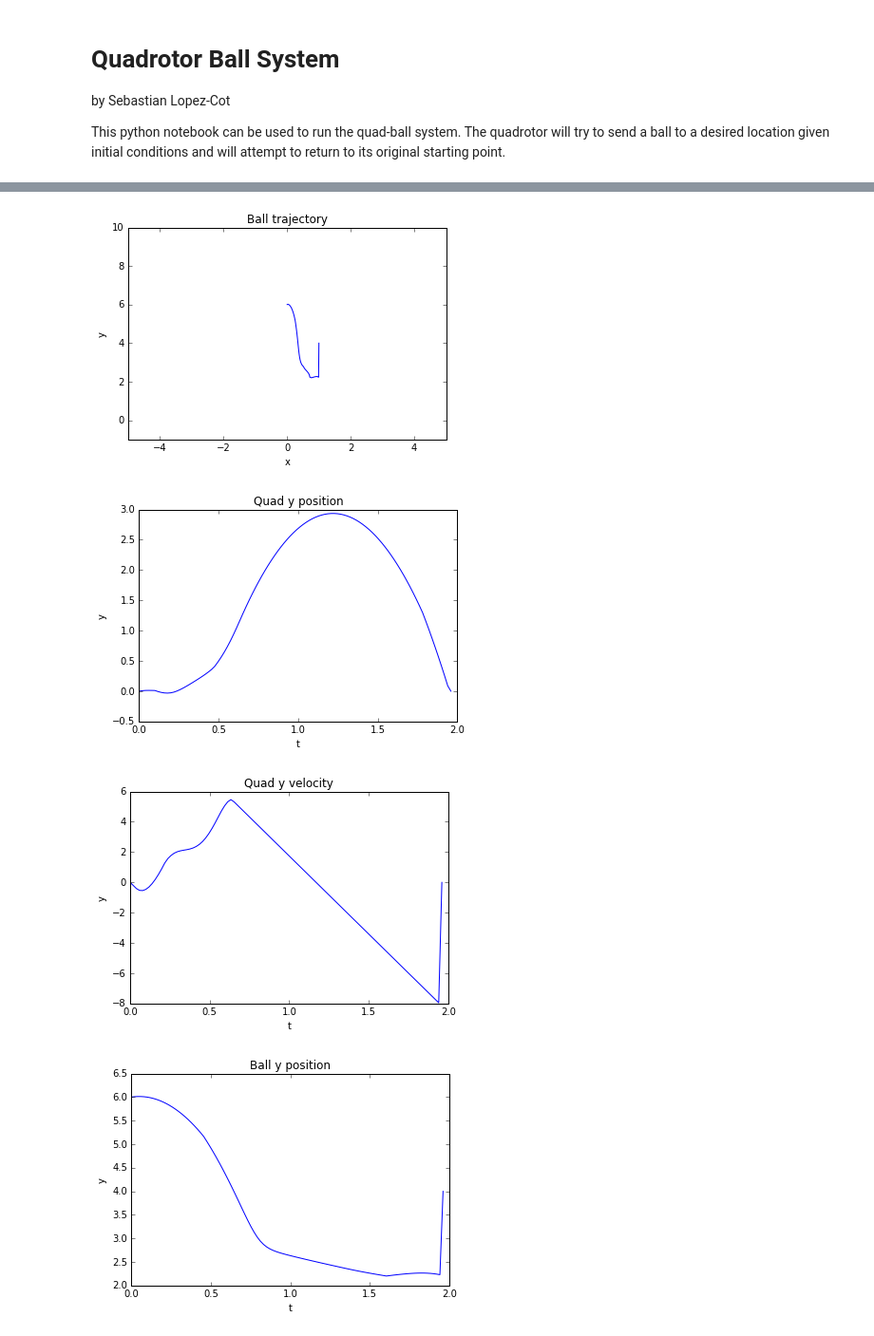
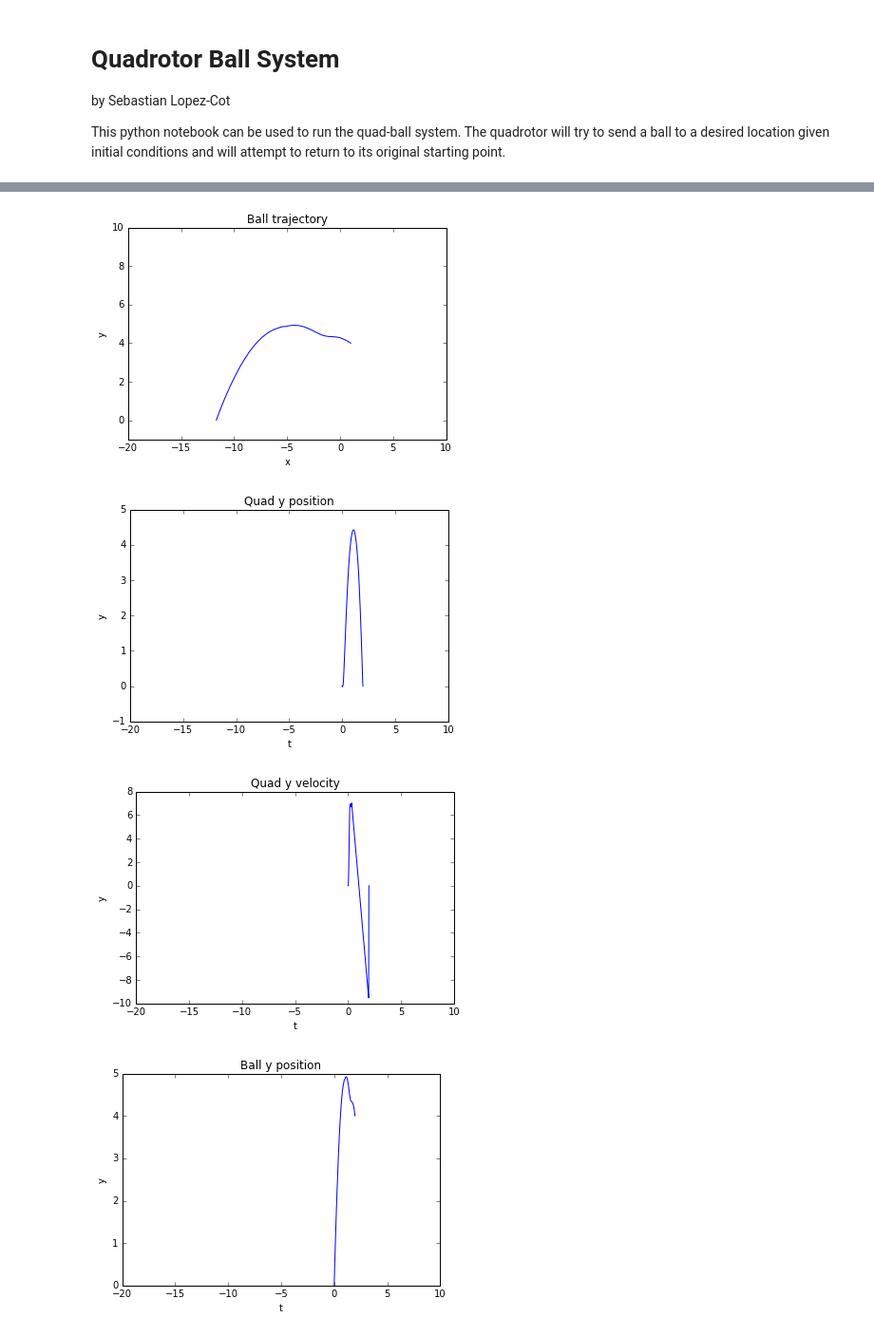
Before and after one commit to sebLopezCot/Quadrotor-Juggling, a Jupyter notebook: quad_ball.ipynb, the cells around one changed output, grey strips where cells are left out. Shown at 95% size. Drawn from its saved outputs; the diff is of its cells as text; code cells hidden in the pictures.

Commit message:
Able to make a solution solve in a case

```diff
--- a/quad_ball.ipynb
+++ b/quad_ball.ipynb
@@ -19,8 +19,7 @@ from pydrake.symbolic import (sin,cos,tanh)
 from quad_ball_system import (BallQuadSystem, SystemVisualizer)
 
 # Define the min and max time for the problem
-min_time = 1.0
-max_time = 3.0
+time_used = 2.0
 
 # Quad initial conditions
 initial_quad_state = np.zeros(6)
@@ -45,17 +44,17 @@ print "Should end at: ", final_quad_state[0:2]
 vlaunch = 11.5
 theta = 60.0 * np.pi / 180.0
 
+initial_ball_state = np.zeros(4)
+initial_ball_state[0] = -2.0*(vlaunch)**2 * np.sin(theta) * np.cos(theta) / 9.81
+initial_ball_state[1] = 0.0
+initial_ball_state[2] = vlaunch * np.cos(theta)
+initial_ball_state[3] = vlaunch * np.sin(theta)
+
 #initial_ball_state = np.zeros(4)
-#initial_ball_state[0] = -2.0*(vlaunch)**2 * np.sin(theta) * np.cos(theta) / 9.81
-#initial_ball_state[1] = 0.0
-#initial_ball_state[2] = vlaunch * np.cos(theta)
-#initial_ball_state[3] = vlaunch * np.sin(theta)
-
-initial_ball_state = np.zeros(4)
-initial_ball_state[0] = 0.0
-initial_ball_state[1] = 6.0
-initial_ball_state[2] = 0.0
-initial_ball_state[3] = 0.0
+#initial_ball_state[0] = 0.0
+#initial_ball_state[1] = 6.0
+#initial_ball_state[2] = 0.0
+#initial_ball_state[3] = 0.0
 
 # Ball final state conditions
 final_ball_state = np.copy(initial_ball_state)
@@ -69,7 +68,7 @@ beta = 1.0
 
 # Run the solver
 bqs = BallQuadSystem(quad_mass, g, beta)
-quad_traj, ball_traj, input_traj, time_array = bqs.solve(initial_quad_state, final_quad_state, initial_ball_state, final_ball_state, min_time, max_time)
+quad_traj, ball_traj, input_traj, time_array = bqs.solve(initial_quad_state, final_quad_state, initial_ball_state, final_ball_state, time_used)
 
 # Visualize the results
 plt.figure()
@@ -85,15 +84,16 @@ plt.figure()
 plt.title("Ball trajectory")
 plt.xlabel("x")
 plt.ylabel("y")
-plt.xlim(-5,5)
+plt.xlim(-20,10)
 plt.ylim(-1,10)
 plt.plot(ball_traj[:,0], ball_traj[:,1])
 plt.show()
 
-assert(time_array[0:100].shape == ball_traj[:,1].shape)
+#assert(time_array[0:100].shape == ball_traj[:,1].shape)
 
 plt.figure()
 plt.title("Quad y position")
+plt.xlim(-20,10)
 plt.xlabel("t")
 plt.ylabel("y")
 plt.plot(time_array[0:100], quad_traj[:,1])
@@ -101,6 +101,7 @@ plt.show()
 
 plt.figure()
 plt.title("Quad y velocity")
+plt.xlim(-20,10)
 plt.xlabel("t")
 plt.ylabel("y")
 plt.plot(time_array[0:100], quad_traj[:,4])
@@ -108,6 +109,7 @@ plt.show()
 
 plt.figure()
 plt.title("Ball y position")
+plt.xlim(-20,10)
 plt.xlabel("t")
 plt.ylabel("y")
 plt.plot(time_array[0:100], ball_traj[:,1])
@@ -115,11 +117,28 @@ plt.show()
 
 plt.figure()
 plt.title("Ball y velocity")
+plt.xlim(-20,10)
 plt.xlabel("t")
 plt.ylabel("y")
 plt.plot(time_array[0:100], ball_traj[:,3])
 plt.show()
 
+plt.figure()
+plt.title("Ball x position")
+plt.xlim(-20,10)
+plt.xlabel("t")
+plt.ylabel("x")
+plt.plot(time_array[0:100], ball_traj[:,0])
+plt.show()
+
+plt.figure()
+plt.title("Ball x velocity")
+plt.xlim(-20,10)
+plt.xlabel("t")
+plt.ylabel("x")
+plt.plot(time_array[0:100], ball_traj[:,2])
+plt.show()
+
 print input_traj
 # %% [output]
 Should end at:  [ 0.  0.]
@@ -129,4 +148,4 @@ Solve:  SolutionResult.kIterationLimit
-[figure, old version]
+[figure, new version]
-[figure, old version]
+[figure, new version]
-[figure, old version]
+[figure, new version]
-[figure, old version]
+[figure, new version]
```
Also changed, not shown: parts of 1 cell of this notebook, 2 other files.
